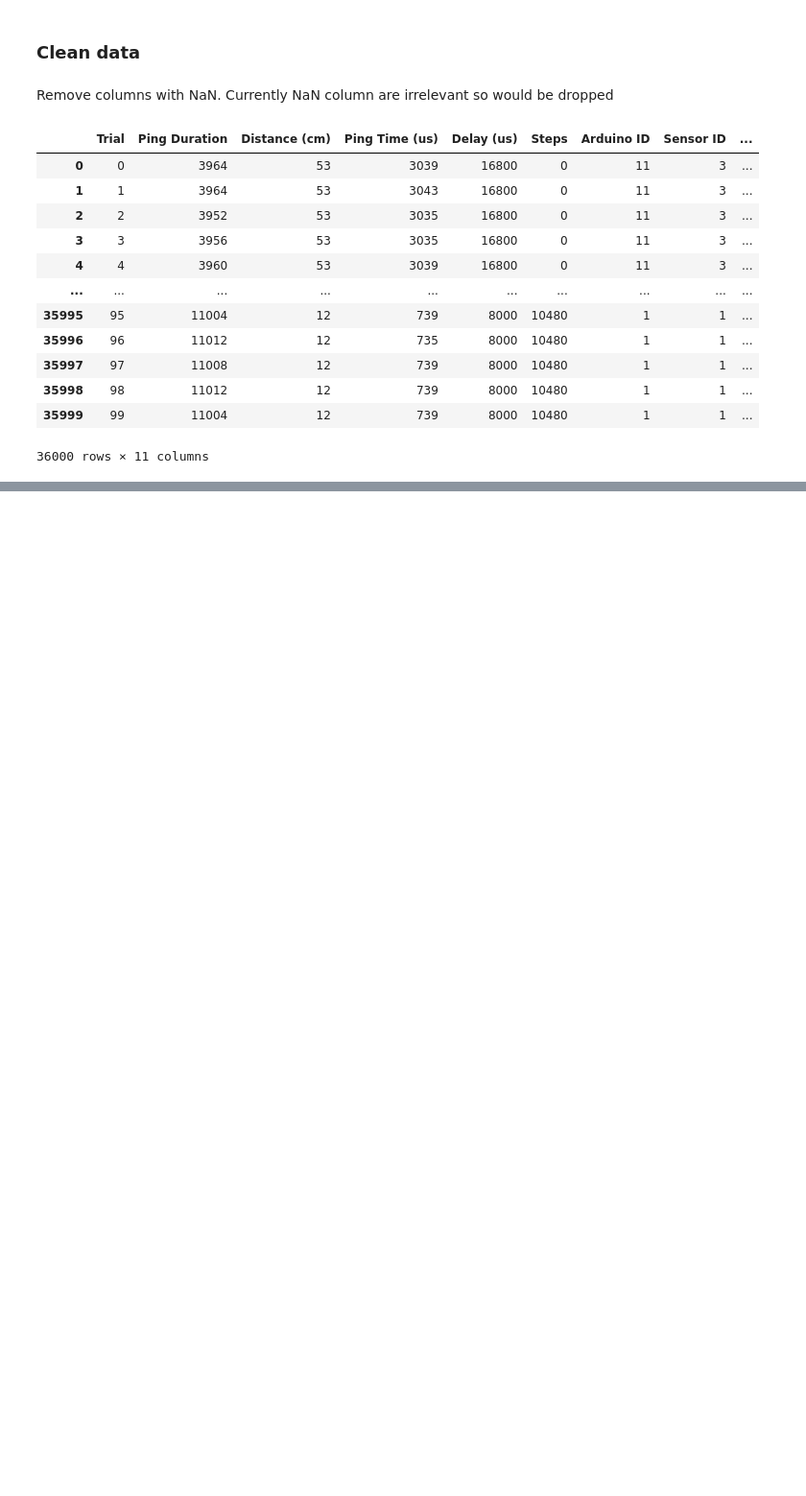
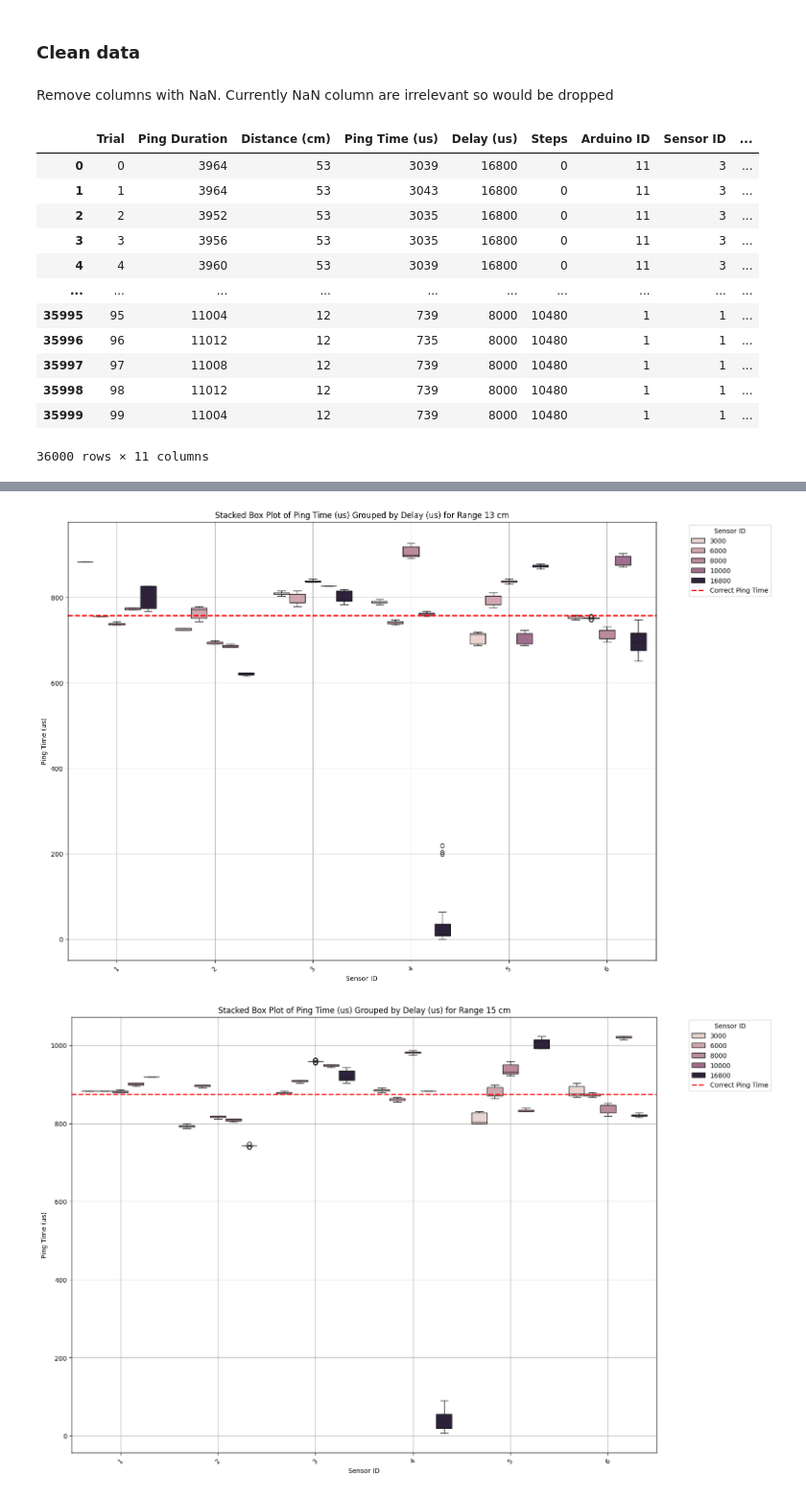
Before and after one commit to JihoonChung/ML_Sensor_Characterization, a Jupyter notebook: EDA/Ultrasonic Exploratory Data Analysis.ipynb, the cells around one changed output, grey strips where cells are left out. Shown at 96% size. Drawn from its saved outputs; the diff is of its cells as text; code cells hidden in the pictures; blank space fills up the shorter version.

Commit message:
intermediate EDA to look into outliers

```diff
--- a/EDA/Ultrasonic Exploratory Data Analysis.ipynb
+++ b/EDA/Ultrasonic Exploratory Data Analysis.ipynb
@@ -191,0 +251,5 @@ visualize_delay_and_range_effect_on_ping_time(cleaned_df)
+# %%
+# Combine the cleaned groups into a single DataFrame
+df_removed_outliers = pd.concat(removed_outliers)
+df_outliers_lower = pd.concat(outliers_lower)
+df_outliers_upper = pd.concat(outliers_upper)
@@ -191,0 +304,39 @@ visualize_delay_and_range_effect_on_ping_time(cleaned_df)
+# %%
+def visualize_stacked_box_plots(df):
+    """
+    Visualize the effect of range on ping time using stacked box plots for each delay.
+
+    Parameters:
+    df (DataFrame): The DataFrame containing the data.
+    """
+    # Get unique delay values
+    unique_ranges = df['Range (cm)'].unique()
+
+    for range_val in unique_ranges:
+        subset_df = df[df['Range (cm)'] == range_val]
+        plt.figure(figsize=(16, 12))
+        sns.boxplot(
+            x='Sensor ID',
+            y='Ping Time (us)',
+            hue='Delay (us)',
+            data=subset_df
+        )
+        correct_ping_time = (2 * range_val / 100) / 343 * 1e6
+        plt.axhline(correct_ping_time, color='red', linestyle='--', linewidth=2, label='Correct Ping Time')
+
+        plt.title(f'Stacked Box Plot of Ping Time (us) Grouped by Delay (us) for Range {range_val} cm')
+        plt.xlabel('Sensor ID')
+        plt.ylabel('Ping Time (us)')
+        plt.legend(title='Sensor ID', bbox_to_anchor=(1.05, 1), loc='upper left')
+        plt.grid(True)
+        plt.xticks(rotation=45)
+        # Adjust y-axis limits for better precision
+        min_ping_time = subset_df['Ping Time (us)'].min()
+        max_ping_time = subset_df['Ping Time (us)'].max()
+        plt.ylim(min_ping_time - 50, max_ping_time + 50)  # Adjust the limits as needed
+        plt.show()
+# %%
+visualize_stacked_box_plots(df_removed_outliers)
+# %% [output]
+[figure, added]
+[figure, added]
```
Also changed, not shown: parts of 24 cells of this notebook, 3 other files.
